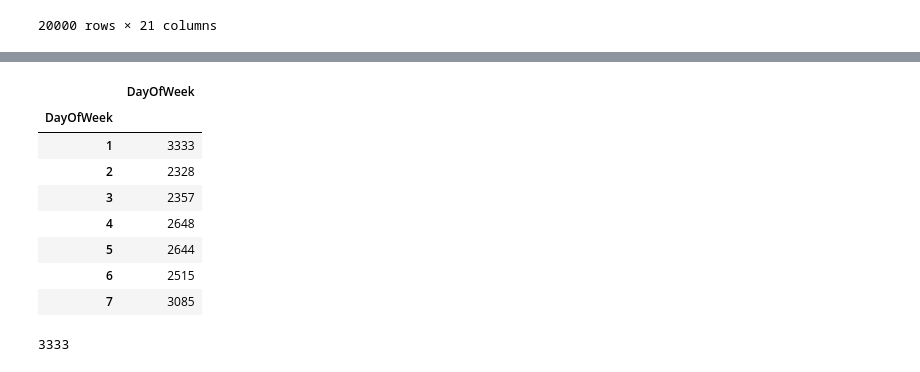
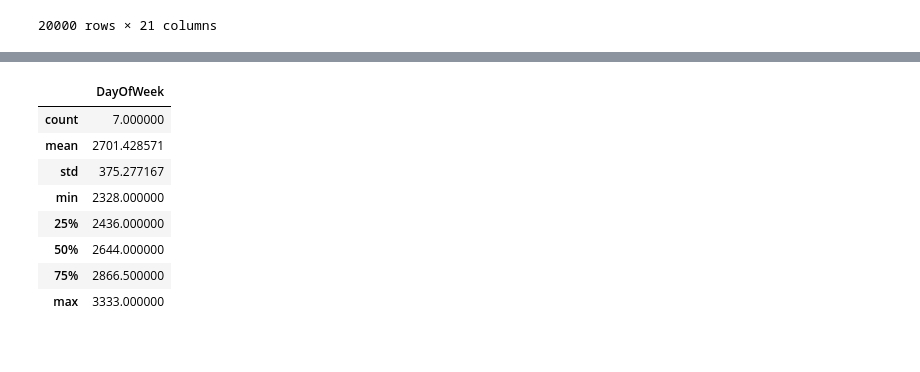
Before and after one commit to mandy941/week5, a Jupyter notebook: M_Yang_W5_assn.ipynb, the cells around one changed output, grey strips where cells are left out. Cells and saved outputs as stored; diff of their text form; code cells hidden in the pictures.

```diff
--- a/M_Yang_W5_assn.ipynb
+++ b/M_Yang_W5_assn.ipynb
@@ -47,21 +35,18 @@ hflights.describe()
 # %%
-#find all January flights
-#count the number for each dayofweek in January
+#find all January flights, which is the Month = 1
+#use groupby each dayofweek and count the number for each dayofweek in January
 January_flights = hflights[(hflights['Month'] == 1)]
 weekday_January_flights = January_flights.groupby('DayOfWeek')[['DayOfWeek']].count()
-max1 = weekday_January_flights['DayOfWeek'].max()
-weekday_January_flights
-# %% [output]
-|  | DayOfWeek |
-| DayOfWeek |  |
-| 1 | 3333 |
-| 2 | 2328 |
-| 3 | 2357 |
-| 4 | 2648 |
-| 5 | 2644 |
-| 6 | 2515 |
-| 7 | 3085 |
-# %%
-print(max1)
-# %% [output]
-3333
+# %%
+#Utilize the describe function to get the basic statistic of the day of week in Junuary, we can find the max values of flights' flying time.
+weekday_January_flights.describe()
+# %% [output]
+|  | DayOfWeek |
+| count | 7.000000 |
+| mean | 2701.428571 |
+| std | 375.277167 |
+| min | 2328.000000 |
+| 25% | 2436.000000 |
+| 50% | 2644.000000 |
+| 75% | 2866.500000 |
+| max | 3333.000000 |
```
Also changed, not shown: parts of 5 cells of this notebook.
